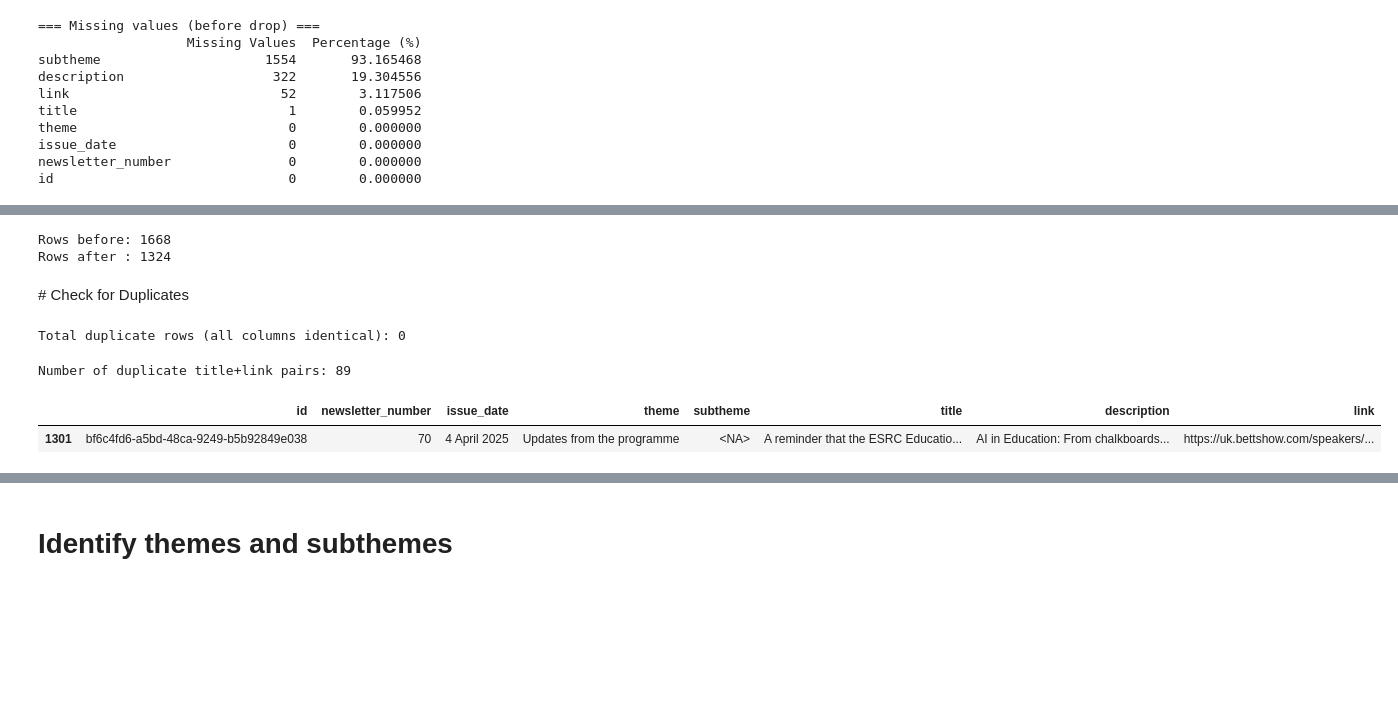
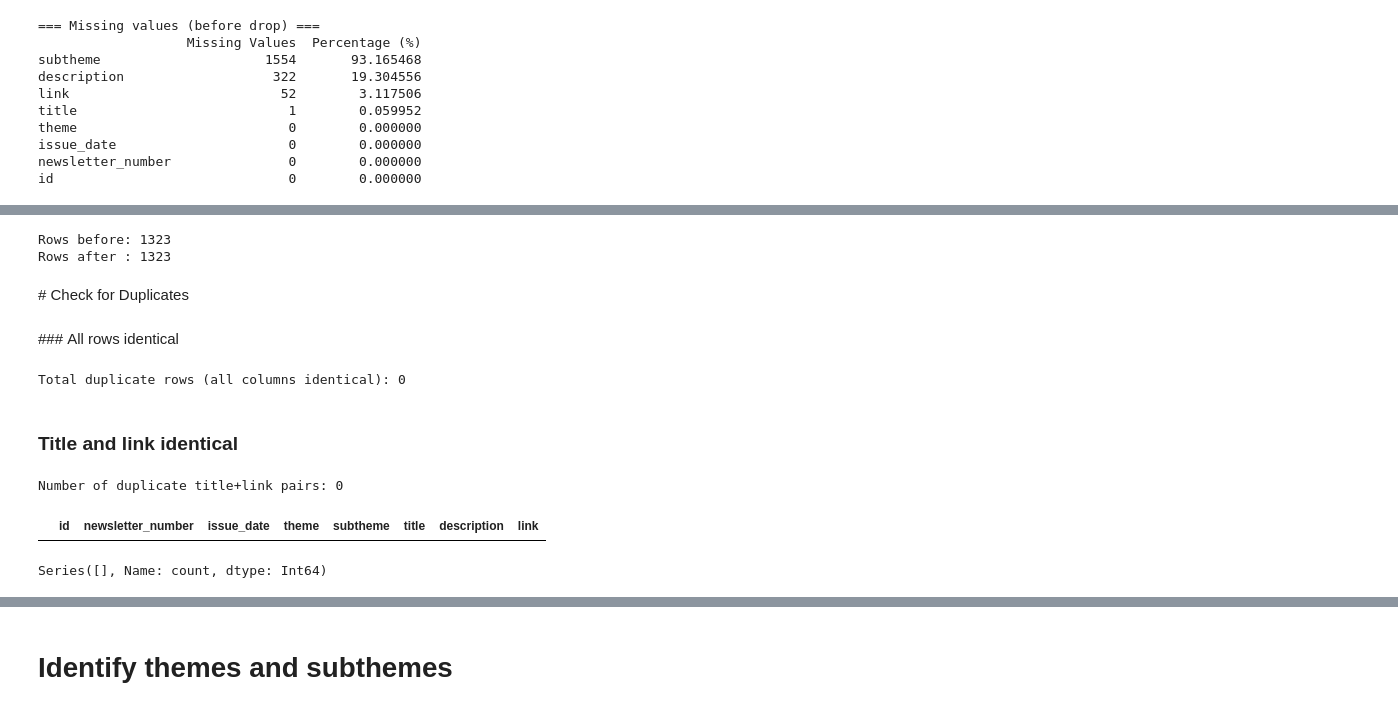
Before and after one commit to Yorkel/ERP_Newsletter, a Jupyter notebook: notebooks/0_newsletters/0_clean_preprocess.ipynb, the cells around one changed output, grey strips where cells are left out. Cells and saved outputs as stored; diff of their text form; code cells hidden in the pictures; blank space fills up the shorter version.

```diff
--- a/notebooks/0_newsletters/0_clean_preprocess.ipynb
+++ b/notebooks/0_newsletters/0_clean_preprocess.ipynb
@@ -108,6 +108,6 @@ id                              0        0.000000
 # %%
 # Remove rows where 'description' or 'link' is missing
-df_cleaned = df.dropna(subset=['description', 'link'])
+df_cleaned = df.dropna(subset=['description', 'link', 'title'])
 
 # (Optional) Check how many rows remain
 print(f"Rows before: {len(df)}")
@@ -115,23 +115,30 @@ print(f"Rows after : {len(df_cleaned)}")
 
 df = df_cleaned
 # %% [output]
-Rows before: 1668
-Rows after : 1324
+Rows before: 1323
+Rows after : 1323
 # %% [markdown]
 # Check for Duplicates
+# %% [markdown]
+### All rows identical
 # %%
 #All rows identical
 total_duplicates = df.duplicated().sum()
 print(f"Total duplicate rows (all columns identical): {total_duplicates}")
 # %% [output]
 Total duplicate rows (all columns identical): 0
+# %% [markdown]
+### Title and link identical
 # %%
 # Check duplicates where both title and link are the same
 title_link_dupes = df[df.duplicated(subset=["title", "link"], keep=False)]
 
 print(f"Number of duplicate title+link pairs: {title_link_dupes.shape[0]}")
-title_link_dupes.sort_values(by=["title"]).head(1)
+title_link_dupes.sort_values(by=["title"]).head(2)
 # %% [output]
-Number of duplicate title+link pairs: 89
+Number of duplicate title+link pairs: 0
 |  | id | newsletter_number | issue_date | theme | subtheme | title | description | link |
-| 1301 | bf6c4fd6-a5bd-48ca-9249-b5b92849e038 | 70 | 4 April 2025 | Updates from the programme | <NA> | A reminder that the ESRC Educatio... | AI in Education: From chalkboards... | https://uk.bettshow.com/speakers/... |
+# %%
+title_link_dupes.theme.value_counts()
+# %% [output]
+Series([], Name: count, dtype: Int64)
```
Also changed, not shown: parts of 37 cells of this notebook, 3 other files.
